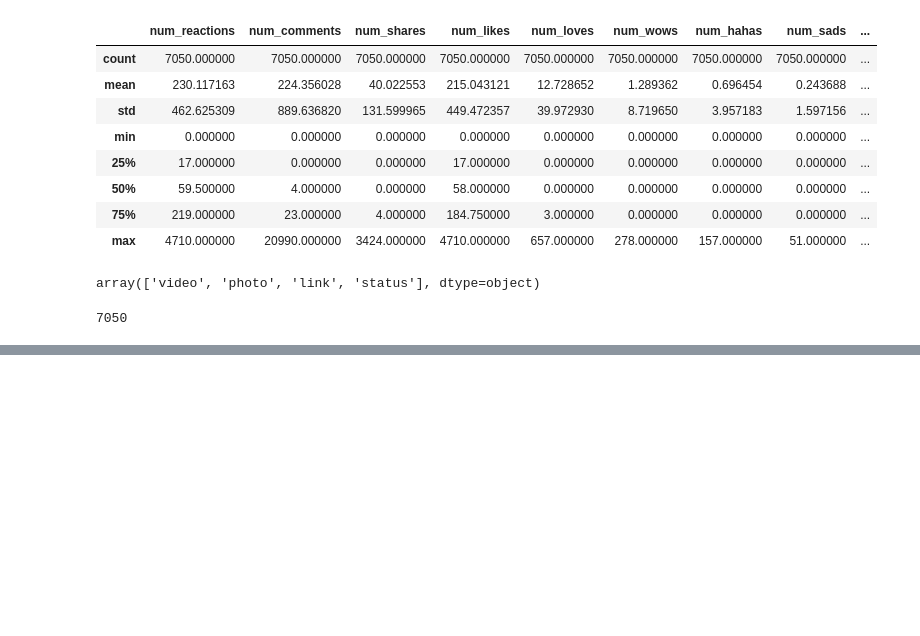
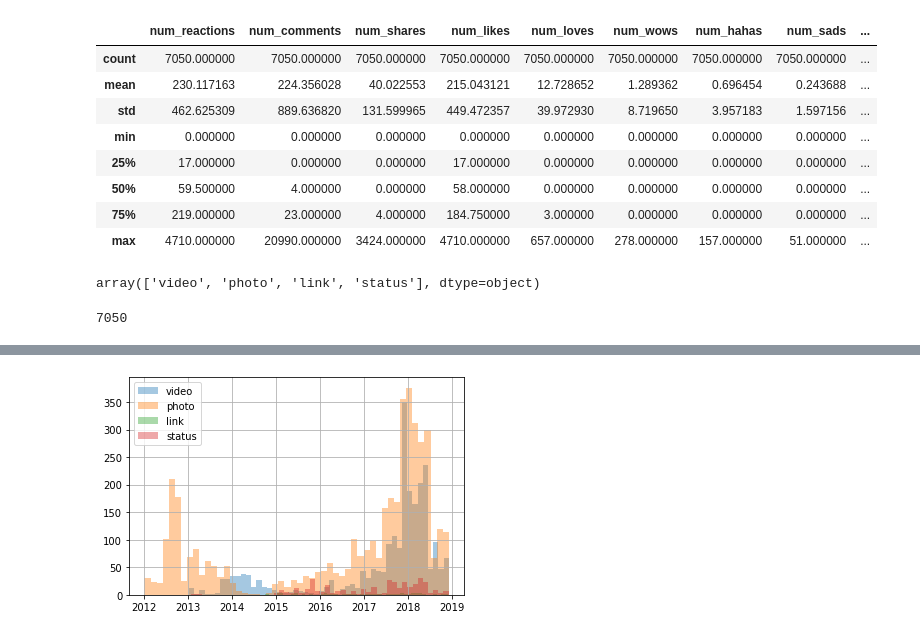
Before and after one commit to CakeNuthep/Super_AI, a Jupyter notebook: Data_Analysis.ipynb, the cells around one changed output, grey strips where cells are left out. Drawn from its saved outputs; the diff is of its cells as text; code cells hidden in the pictures; blank space fills up the shorter version.

```diff
--- a/Data_Analysis.ipynb
+++ b/Data_Analysis.ipynb
@@ -142,0 +219,11 @@ sum_colum = df.num_likes + df.num_loves+df.num_wows+df.num_hahas+df.num_sads+df.
+# %%
+status_type = df['status_type'].unique()
+for t in status_type:
+  type_data = (df['status_type'] == t)
+  df_type = df[type_data]
+  df_type['status_published'].hist(alpha=0.4, bins=50)
+
+plt.legend(status_type)
+plt.show() #จากข้อมูลพบว่า รูปภาพยังใช้มากที่สุด และแนวน้อมของทุกตัวมีแนวโน้มใช้มากขึ้น
+# %% [output]
+[figure, added]
```
Also changed, not shown: parts of 24 cells of this notebook.
